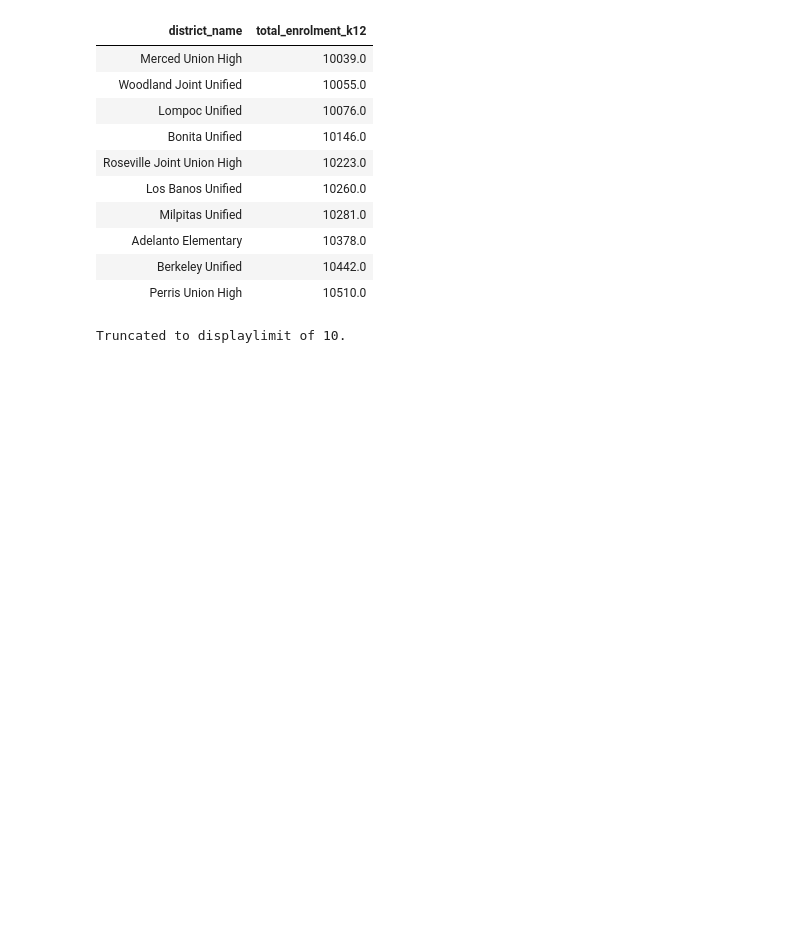
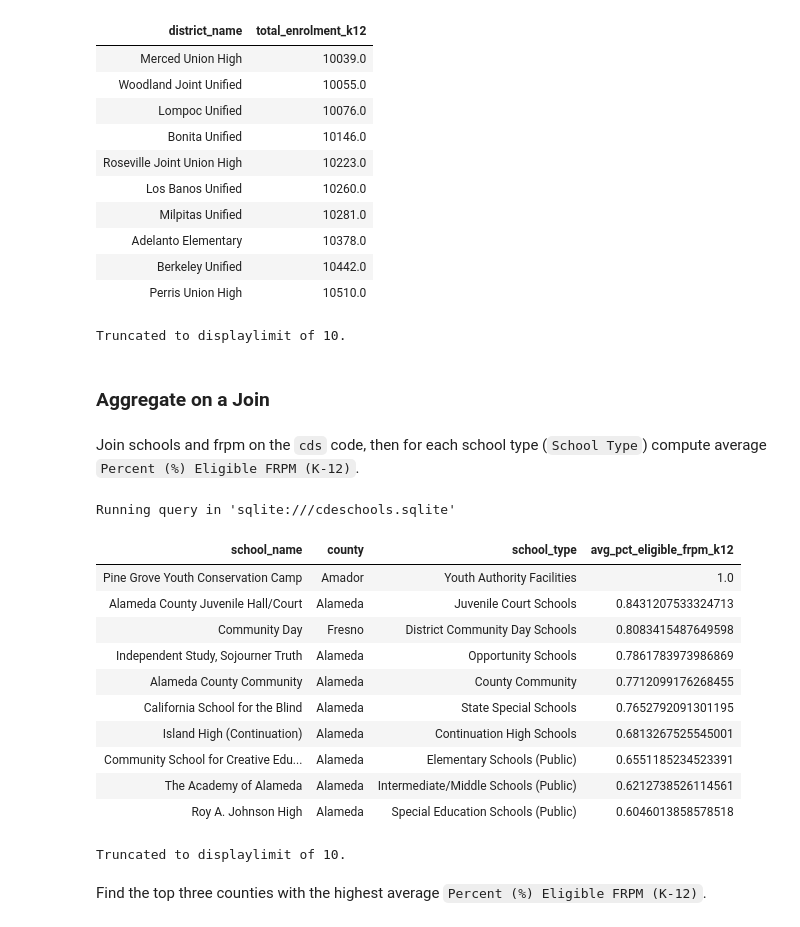
Before and after one commit to pedro-leitao/sql-practice, a Jupyter notebook: practice.ipynb, the cells around one changed output. Cells and saved outputs as stored; diff of their text form; code cells hidden in the pictures; blank space fills up the shorter version.

```diff
--- a/practice.ipynb
+++ b/practice.ipynb
@@ -191,3 +209,35 @@ Running query in 'sqlite:///cdeschools.sqlite'
 | Berkeley Unified | 10442.0 |
 | Perris Union High | 10510.0 |
 Truncated to displaylimit of 10.
+# %% [markdown]
+### Aggregate on a Join
+# %% [markdown]
+Join schools and frpm on the `cds` code, then for each school type (`School Type`) compute average `Percent (%) Eligible FRPM (K-12)`.
+# %%
+%%sql
+-- There is no adjoining code between schools and frpm, so we use name instead.
+SELECT
+    schools.School AS school_name,
+    schools.County AS county,
+    frpm."School Type" AS school_type,
+    AVG(frpm."Percent (%) Eligible FRPM (K-12)") AS avg_pct_eligible_frpm_k12
+FROM schools
+INNER JOIN frpm ON schools.School = frpm."School Name"
+GROUP BY school_type
+ORDER BY avg_pct_eligible_frpm_k12 DESC;
+# %% [output]
+Running query in 'sqlite:///cdeschools.sqlite'
+| school_name | county | school_type | avg_pct_eligible_frpm_k12 |
+| Pine Grove Youth Conservation Camp | Amador | Youth Authority Facilities | 1.0 |
+| Alameda County Juvenile Hall/Court | Alameda | Juvenile Court Schools | 0.8431207533324713 |
+| Community Day | Fresno | District Community Day Schools | 0.8083415487649598 |
+| Independent Study, Sojourner Truth | Alameda | Opportunity Schools | 0.7861783973986869 |
+| Alameda County Community | Alameda | County Community | 0.7712099176268455 |
+| California School for the Blind | Alameda | State Special Schools | 0.7652792091301195 |
+| Island High (Continuation) | Alameda | Continuation High Schools | 0.6813267525545001 |
+| Community School for Creative Edu... | Alameda | Elementary Schools (Public) | 0.6551185234523391 |
+| The Academy of Alameda | Alameda | Intermediate/Middle Schools (Public) | 0.6212738526114561 |
+| Roy A. Johnson High | Alameda | Special Education Schools (Public) | 0.6046013858578518 |
+Truncated to displaylimit of 10.
+# %% [markdown]
+Find the top three counties with the highest average `Percent (%) Eligible FRPM (K-12)`.
```
Also changed, not shown: parts of 24 cells of this notebook.
